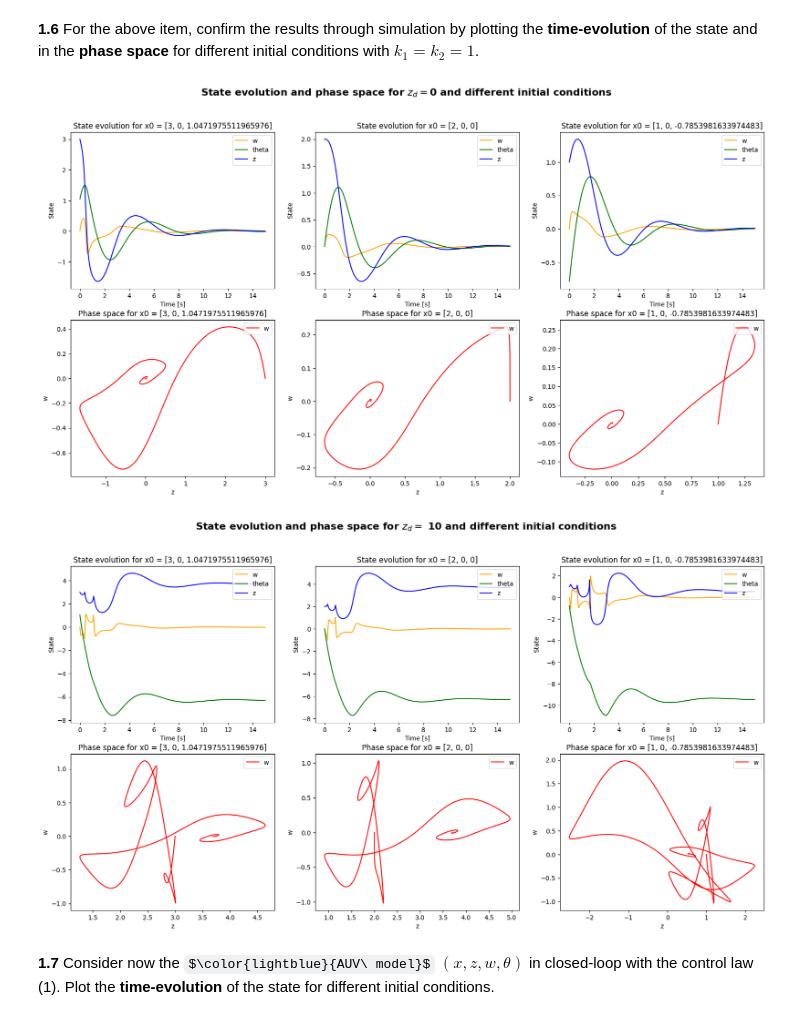
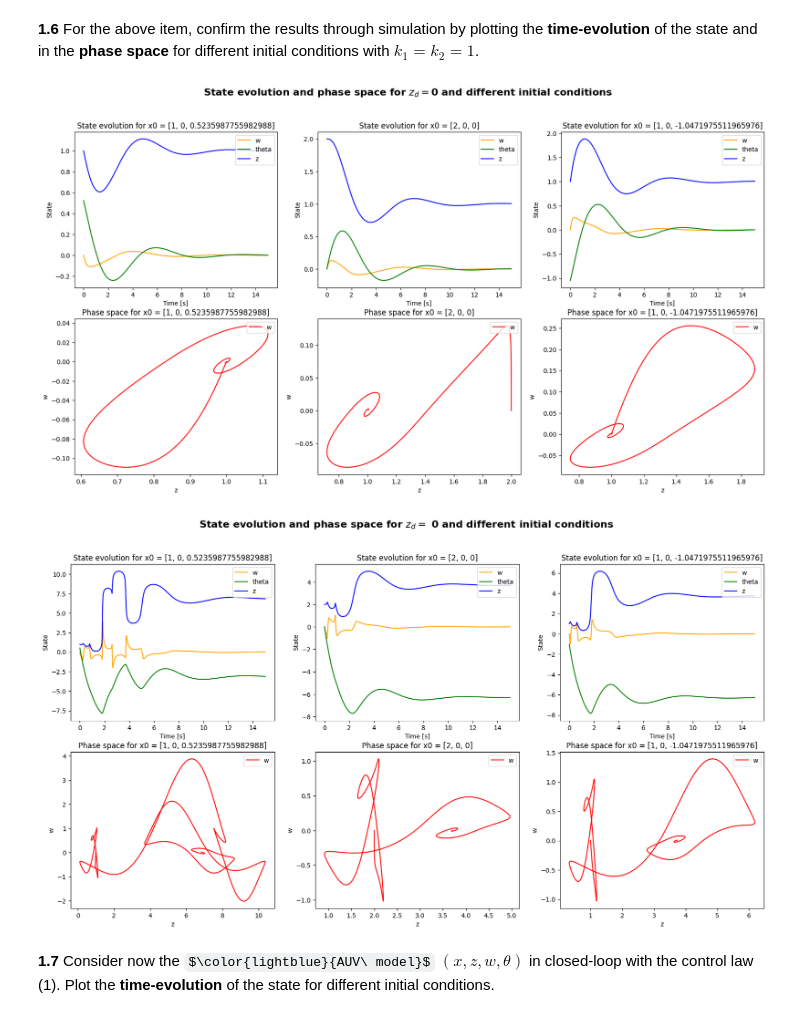
Before and after one commit to Xizesse/CO_project1, a Jupyter notebook: CO_project1.ipynb, the cells around one changed output. Saved outputs shown, nothing was run; the diff lists cells and outputs as text; code cells hidden in the pictures; some formulas as TeX source.

```diff
--- a/CO_project1.ipynb
+++ b/CO_project1.ipynb
@@ -521,21 +521,28 @@ Since $k_2$ is a positive constant, $-k_2 \cdot \theta \cdot tan(\theta)$ is alw
 For the above item, confirm the results through simulation by plotting the **time-evolution** of the state and in the **phase space** for different initial conditions with $k_1=k_2=1$.
 # %%
 # Variables
-u=0
 k1, k2 = 1, 1
 t = np.linspace(0, 15, 20000)
-x0_1 = [3, 0, np.pi/3]
+#(z, w, theta), w = 0 beacuse of what it is said in the question
+x0_1 = [1, 0, np.pi/6]
 x0_2 = [2, 0, 0]
-x0_3 = [1, 0, -np.pi/4]
+x0_3 = [1, 0, -np.pi/3]
 zd = 0
 
 # Nonlinear system
-def d_dt(x, t, u):
-	z_tilde = x[0] - zd
-	theta = x[2]
-	w = x[1]
-	q = k1*z_tilde - k2*theta
-	return [-v_d*np.tan(theta) + w*1/np.cos(theta), d1*w + d2*w*abs(w) + mbar*(v_d/np.cos(theta) - w*np.tan(theta))*q, q]
+
+def nonlinear_system(x,t):
+
+    z = x[0] - z_d
+    w = x[1]
+    theta = x[2]
+    q = k1 * z - k2 * theta
+
+    dzdt = -v_d * np.tan(theta) + w / np.cos(theta)
+    dwdt = d1 * w + d2 * w * abs(w) + mbar * (v_d / np.cos(theta) - w * np.tan(theta)) * q
+    dthetadt = q
+
+    return [dzdt, dwdt, dthetadt]
 
 # plot the time results and phase space for different initial conditions in 3 subplots
 fig, axs = plt.subplots(2, 3, figsize=(20, 10))
@@ -546,7 +553,7 @@ fig.suptitle('State evolution and phase space for $z_d = $' + str(zd) + ' and di
 x0 = [x0_1, x0_2, x0_3]
 
 for i in range(3):
-	x_nonlinear = integrate.odeint(d_dt, x0[i], t, args=(u,))
+	x_nonlinear = integrate.odeint(nonlinear_system, x0[i], t)
 	axs[0, i].plot(t, x_nonlinear[:,1], color='orange', label='w')
 	axs[0, i].plot(t, x_nonlinear[:,2], color='green', label='theta')
 	axs[0, i].plot(t, x_nonlinear[:,0], color='blue', label='z')
@@ -556,7 +563,7 @@ for i in range(3):
 	axs[0, i].legend(loc='upper right')
 
 for i in range(3):
-	x_nonlinear = integrate.odeint(d_dt, x0[i], t, args=(u,))
+	x_nonlinear = integrate.odeint(nonlinear_system, x0[i], t)
 	axs[1, i].plot(x_nonlinear[:,0], x_nonlinear[:,1], color='red', label='w')
 	axs[1, i].set_xlabel('z')
 	axs[1, i].set_ylabel('w')
@@ -567,42 +574,42 @@ plt.show()
 
 
 # Variables
-zd = 10
+z_d = 10
 t = np.linspace(0, 15, 20000)
-x0_1 = [3, 0, np.pi/3]
+x0_1 = [1, 0, np.pi/6]
 x0_2 = [2, 0, 0]
-x0_3 = [1, 0, -np.pi/4]
+x0_3 = [1, 0, -np.pi/3]
 
 # plot the time results and phase space for different initial conditions in 3 subplots
 fig, axs = plt.subplots(2, 3, figsize=(20, 10))
 
 fig.suptitle('State evolution and phase space for $z_d =$ ' + str(zd) + ' and different initial conditions', fontsize=16, fontweight='bold')
 
 # Initial Conditions
 x0 = [x0_1, x0_2, x0_3]
 
 for i in range(3):
-	x_nonlinear = integrate.odeint(d_dt, x0[i], t, args=(u,))
+	x_nonlinear = integrate.odeint(nonlinear_system, x0[i], t)
 	axs[0, i].plot(t, x_nonlinear[:,1], color='orange', label='w')
 	axs[0, i].plot(t, x_nonlinear[:,2], color='green', label='theta')
 	axs[0, i].plot(t, x_nonlinear[:,0], color='blue', label='z')
 	axs[0, i].set_xlabel('Time [s]')
 	axs[0, i].set_ylabel('State')
 	axs[0, i].set_title('State evolution for x0 = ' + str(x0[i]))
 	axs[0, i].legend(loc='upper right')
 
 for i in range(3):
-	x_nonlinear = integrate.odeint(d_dt, x0[i], t, args=(u,))
+	x_nonlinear = integrate.odeint(nonlinear_system, x0[i], t)
 	axs[1, i].plot(x_nonlinear[:,0], x_nonlinear[:,1], color='red', label='w')
 	axs[1, i].set_xlabel('z')
 	axs[1, i].set_ylabel('w')
 	axs[1, i].set_title('Phase space for x0 = ' + str(x0[i]))
 	axs[1, i].legend(loc='upper right')
 
 plt.show()
 # %% [output]
-[figure, old version]
+[figure, new version]
-[figure, old version]
+[figure, new version]
 # %% [markdown]
 **1.7**
 Consider now the $\color{lightblue}{AUV\ model}$ $(x,z,w,\theta)$ in closed-loop with the control law (1).
```
